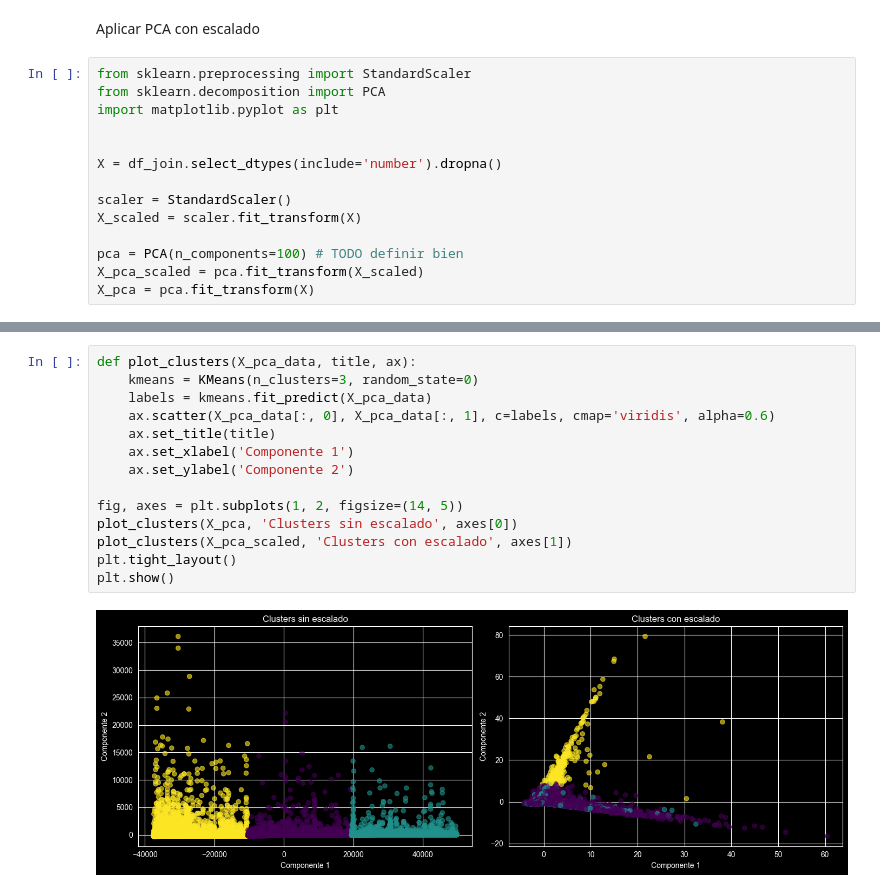
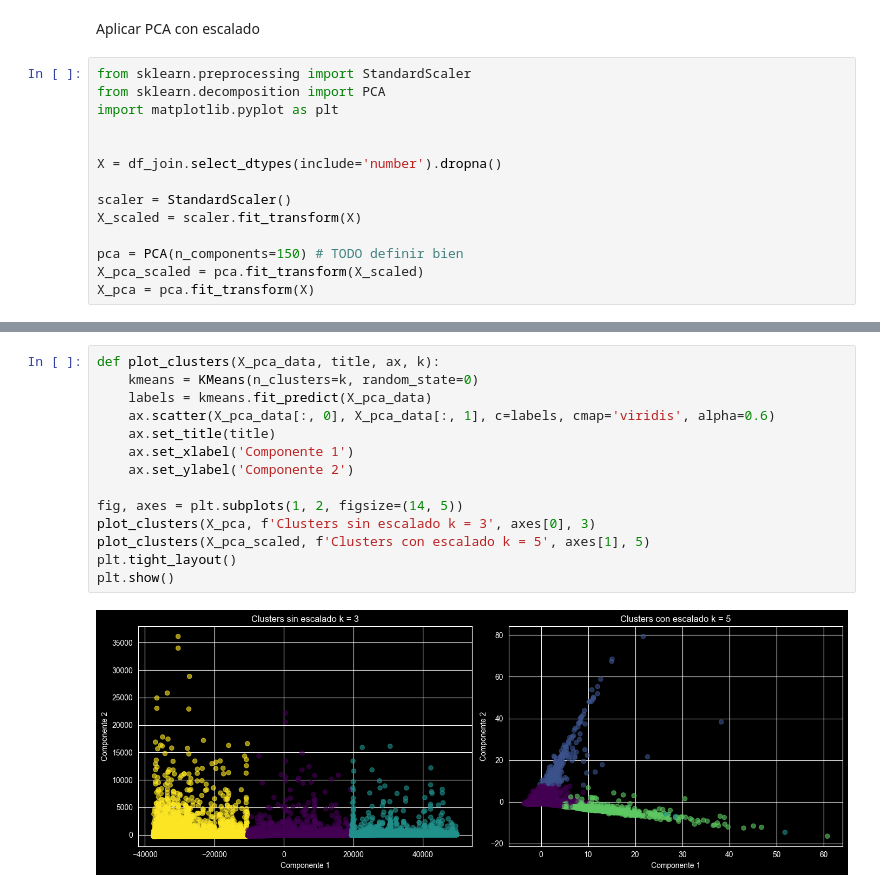
Before and after one commit to SebaSalasLvd/proyecto-mineria, a Jupyter notebook: hito-2/pregunta_4.ipynb, the cells around one changed output, grey strips where cells are left out. Cells and saved outputs as stored; diff of their text form.

```diff
--- a/hito-2/pregunta_4.ipynb
+++ b/hito-2/pregunta_4.ipynb
@@ -208,7 +219,7 @@ X = df_join.select_dtypes(include='number').dropna()
 scaler = StandardScaler()
 X_scaled = scaler.fit_transform(X)
 
-pca = PCA(n_components=100) # TODO definir bien
+pca = PCA(n_components=150) # TODO definir bien
 X_pca_scaled = pca.fit_transform(X_scaled)
 X_pca = pca.fit_transform(X)
 # %% [markdown]
@@ -236,16 +249,16 @@ plt.show()
 # %%
-def plot_clusters(X_pca_data, title, ax):
-    kmeans = KMeans(n_clusters=3, random_state=0)
+def plot_clusters(X_pca_data, title, ax, k):
+    kmeans = KMeans(n_clusters=k, random_state=0)
     labels = kmeans.fit_predict(X_pca_data)
     ax.scatter(X_pca_data[:, 0], X_pca_data[:, 1], c=labels, cmap='viridis', alpha=0.6)
     ax.set_title(title)
     ax.set_xlabel('Componente 1')
     ax.set_ylabel('Componente 2')
 
 fig, axes = plt.subplots(1, 2, figsize=(14, 5))
-plot_clusters(X_pca, 'Clusters sin escalado', axes[0])
-plot_clusters(X_pca_scaled, 'Clusters con escalado', axes[1])
+plot_clusters(X_pca, f'Clusters sin escalado k = 3', axes[0], 3)
+plot_clusters(X_pca_scaled, f'Clusters con escalado k = 5', axes[1], 5)
 plt.tight_layout()
 plt.show()
 # %% [output]
-[figure, old version]
+[figure, new version]
```
Also changed, not shown: parts of 10 cells of this notebook.
